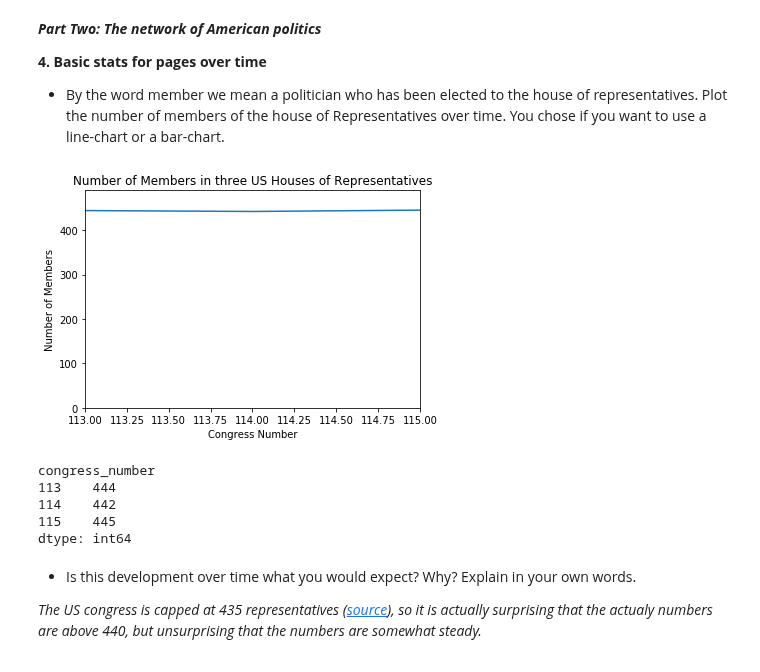
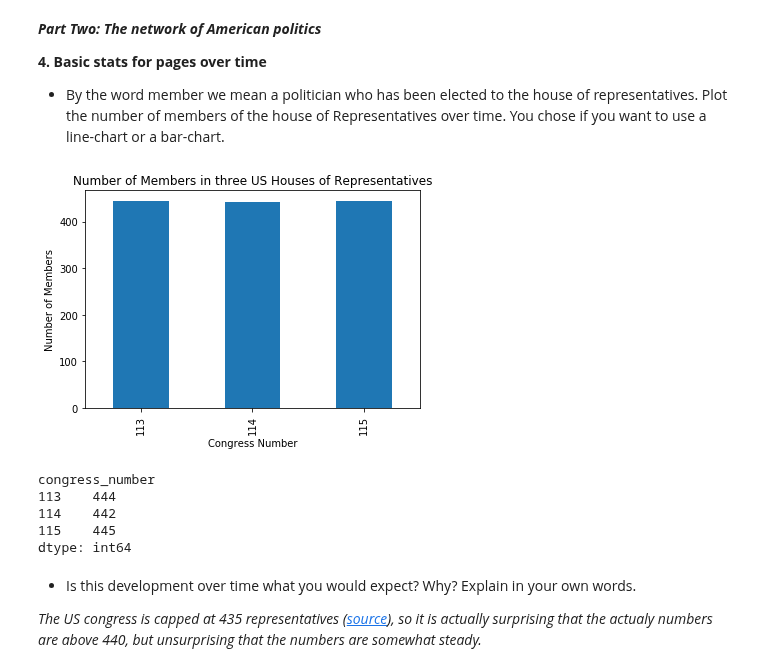
Before and after one commit to thomasnilsson/02805-social-graphs-2018, a Jupyter notebook: assignment1/02805_A1_py3.ipynb, the cells around one changed output. Cells and saved outputs as stored; diff of their text form; code cells hidden in the pictures.

```diff
--- a/assignment1/02805_A1_py3.ipynb
+++ b/assignment1/02805_A1_py3.ipynb
@@ -213,16 +215,15 @@ df_2['congress_number'] = 115
 all_members = pd.concat([df, df_1, df_2]).reset_index(drop=True)
 # %%
 counts = all_members.groupby('congress_number').size()
-counts.plot('line')
+counts.plot("bar")
 plt.xlabel('Congress Number')
 plt.ylabel('Number of Members')
 plt.title('Number of Members in three US Houses of Representatives')
-plt.ylim(ymin=0, ymax=counts.max() * 1.1)
 plt.show()
 
 print(counts)
 # %% [output]
-[figure, old version]
+[figure, new version]
 congress_number
 113    444
 114    442
```
Also changed, not shown: parts of 3 cells of this notebook, 2 other files.
